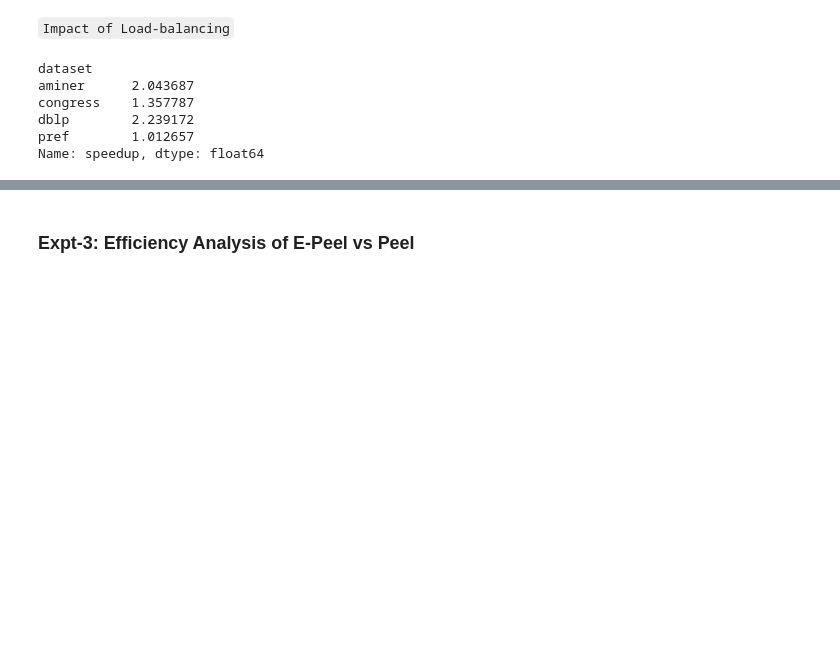
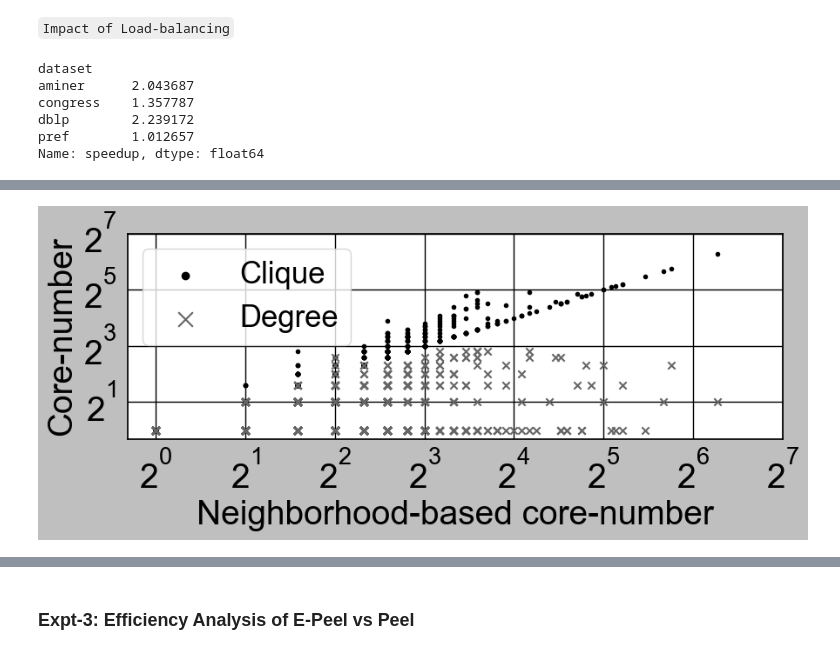
Before and after one commit to toggled/vldbsubmission, a Jupyter notebook: notebooks/plots(woInit).ipynb, the cells around one changed output, grey strips where cells are left out. Cells and saved outputs as stored; diff of their text form; code cells hidden in the pictures; blank space fills up the shorter version.

```diff
--- a/notebooks/plots(woInit).ipynb
+++ b/notebooks/plots(woInit).ipynb
@@ -1629,0 +1780,29 @@ Efficiency of (k,d)-core
+# %%
+from matplotlib import pyplot as plt
+from matplotlib.ticker import MaxNLocator
+# import seaborn as sns
+sns.set(rc={'figure.figsize':(9,4)})
+# sns.set_style("ticks")
+sns.set_style("dark", {'axes.grid' : True})
+plt.style.use('grayscale')
+
+random.seed(6)
+_i = random.sample(list(range(0,len(y)+1)),1000)
+xx = [y[i] for i in _i]
+yy = [y2[i] for i in _i]
+yy2 = [y1[i] for i in _i]
+
+plt.scatter(xx,yy,marker = '.',label='Clique')
+plt.scatter(xx,yy2,marker = 'x',label='Degree')
+plt.xlabel('Neighborhood-based core-number',fontsize=fontsize)
+plt.ylabel('Core-number',fontsize=fontsize)
+plt.xscale('log',base = 2)
+plt.yscale('log',base = 2)
+plt.xticks([2**0,2**1,2**2,2**3,2**4,2**5,2**6,2**7],fontsize=fontsize)
+plt.yticks([2**1,2**3,2**5,2**7],fontsize=fontsize)
+plt.legend(loc="upper left", fontsize=labelsize, markerscale = 2, prop={'size': 25})
+plt.tight_layout()
+plt.savefig('../fig/clique-vs-ours.pdf')
+plt.show()
+# %% [output]
+[figure, added]
```
Also changed, not shown: parts of 15 cells of this notebook, 10 other files.
